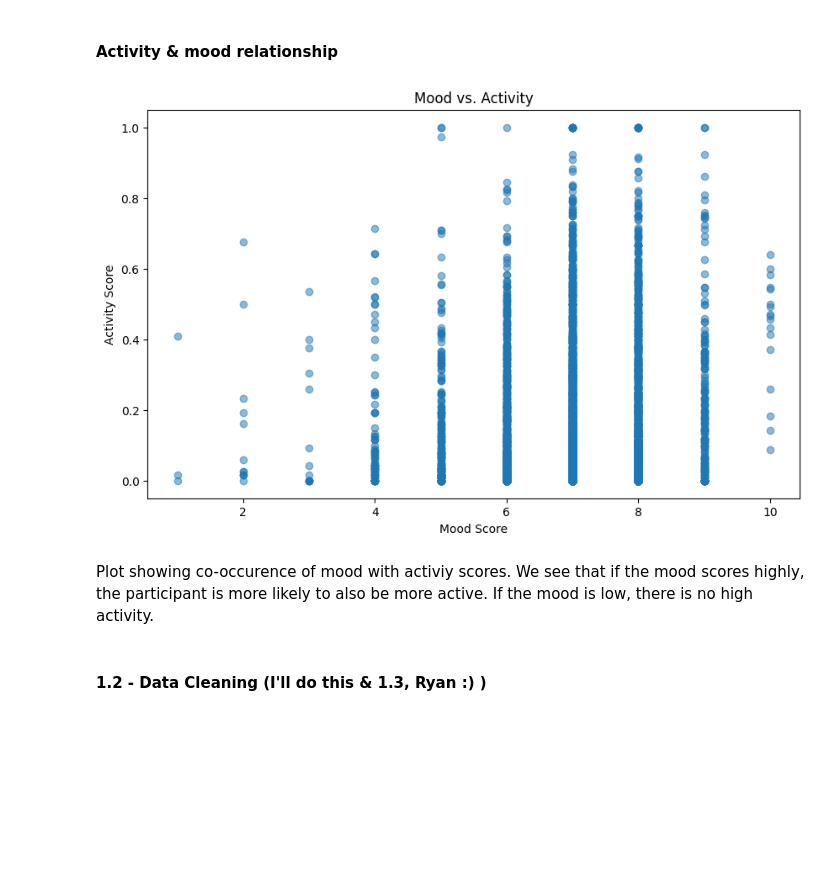
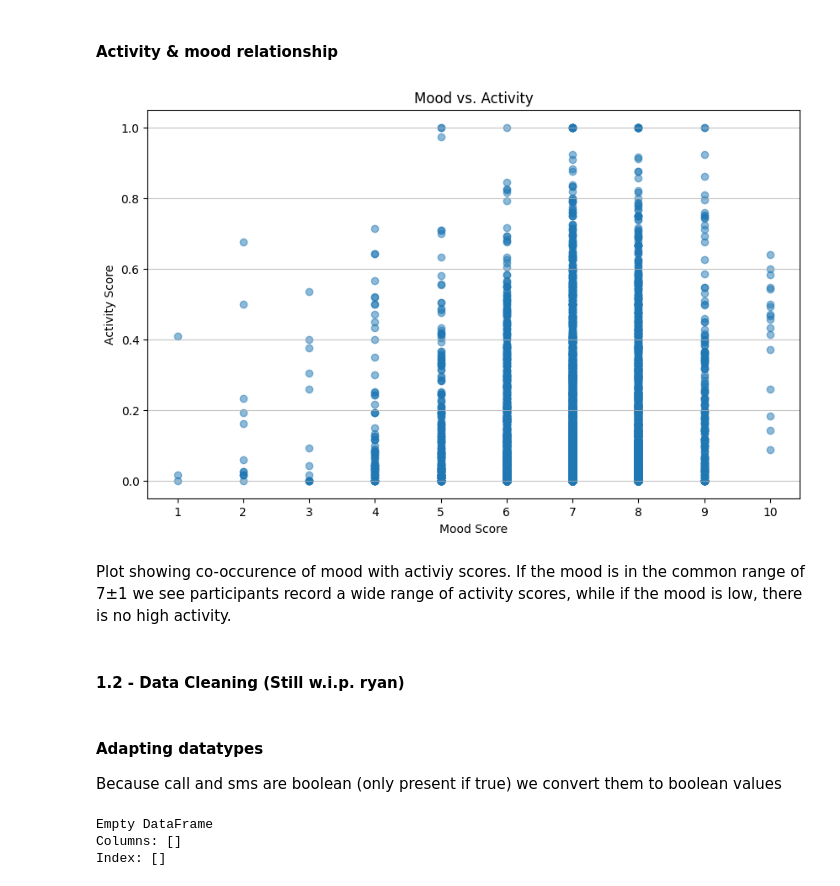
Before and after one commit to ryan-ott/DMT-Group17, a Jupyter notebook: Assignment1/mood_prediction.ipynb, the cells around one changed output. Cells and saved outputs as stored; diff of their text form; code cells hidden in the pictures; blank space fills up the shorter version.

```diff
--- a/Assignment1/mood_prediction.ipynb
+++ b/Assignment1/mood_prediction.ipynb
@@ -179,20 +183,25 @@ Arousal, and especially valence seem to be highly positively corellated with moo
 # %%
 # Activity and Mood Relationship
 activity_data = df[df['variable'] == 'activity']
 mood_data = df[df['variable'] == 'mood']
 
 # Merging on ID and Time for direct comparison
 activity_mood_merged = pd.merge(activity_data, mood_data, on=['id', 'time'], suffixes=('_activity', '_mood'))
 
 plt.figure(figsize=(10, 6))
-plt.scatter(activity_mood_merged['value_mood'], activity_mood_merged['value_activity'], alpha=0.5)  # Swapping x and y values
+plt.scatter(activity_mood_merged['value_mood'], activity_mood_merged['value_activity'], alpha=0.5)
 plt.title('Mood vs. Activity')
 plt.xlabel('Mood Score')
 plt.ylabel('Activity Score')
+plt.xticks(range(1, 11))
+plt.grid(axis='y', alpha=0.75)
 plt.show()
 # %% [output]
-[figure, old version]
+[figure, new version]
 # %% [markdown]
-Plot showing co-occurence of mood with activiy scores. We see that if the mood scores highly, the participant is more likely to also be more active. If the mood is low, there is no high activity.
+Plot showing co-occurence of mood with activiy scores. If the mood is in the common range of 7±1 we see participants record a wide range of activity scores, while if the mood is low, there is no high activity.
 # %% [markdown]
-#### 1.2 - Data Cleaning (I'll do this & 1.3, Ryan :) )
+#### 1.2 - Data Cleaning (Still w.i.p. ryan)
+# %% [markdown]
+#### Adapting datatypes
+Because call and sms are boolean (only present if true) we convert them to boolean values
@@ -198,0 +212,25 @@ Plot showing co-occurence of mood with activiy scores. We see that if the mood s
+# %%
+# Outlier removal and reporting
+outlier_report = []
+for var in df.variable.unique():
+    if df[df['variable'] == var]['value'].dtype in ['float64', 'int64']:  # Ensure we're only looking at numeric data
+        var_data_before = df[df['variable'] == var]['value']
+        Q1 = var_data_before.quantile(0.25)
+        Q3 = var_data_before.quantile(0.75)
+        IQR = Q3 - Q1
+        condition = ~((df['variable'] == var) & ((df['value'] < (Q1 - 1.5 * IQR)) | (df['value'] > (Q3 + 1.5 * IQR))))
+        removed = df[condition].shape[0]
+        df = df[condition]
+        var_data_after = df[df['variable'] == var]['value']
+        outlier_report.append({
+            'Variable': var,
+            'Removed Outliers': var_data_before.shape[0] - var_data_after.shape[0],
+            'Remaining Data': var_data_after.shape[0]
+        })
+
+outlier_report_df = pd.DataFrame(outlier_report)
+print(outlier_report_df)
+# %% [output]
+Empty DataFrame
+Columns: []
+Index: []
```
Also changed, not shown: parts of 11 cells of this notebook.
